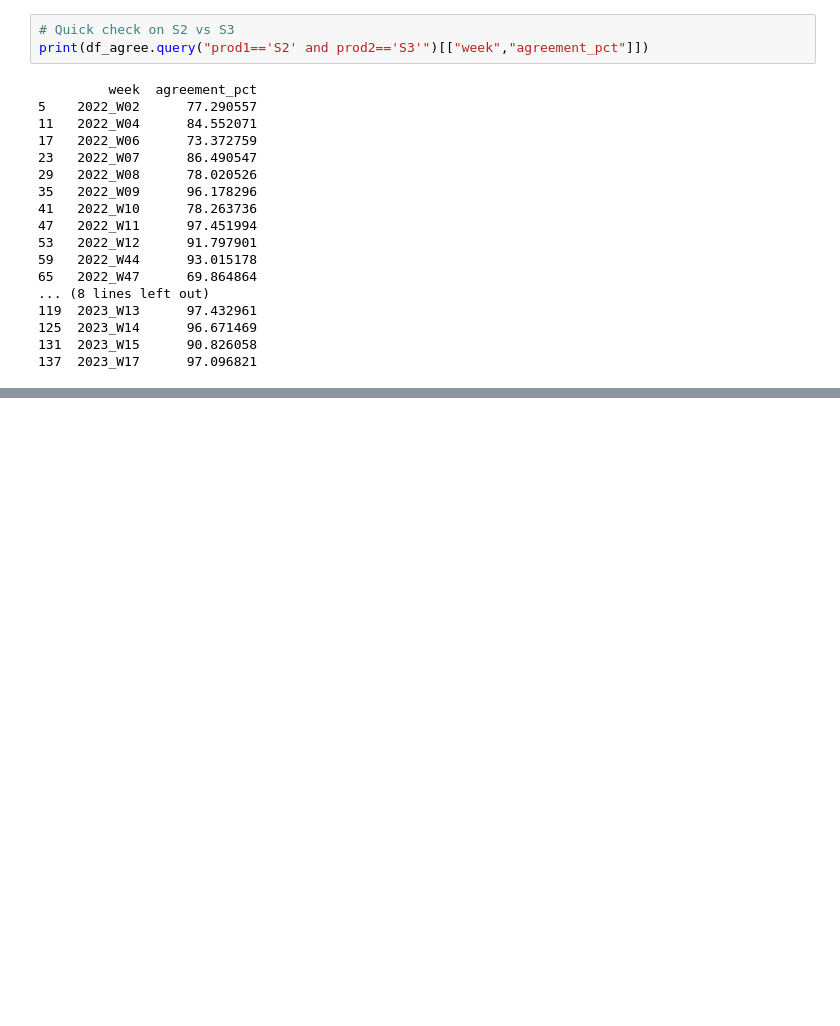
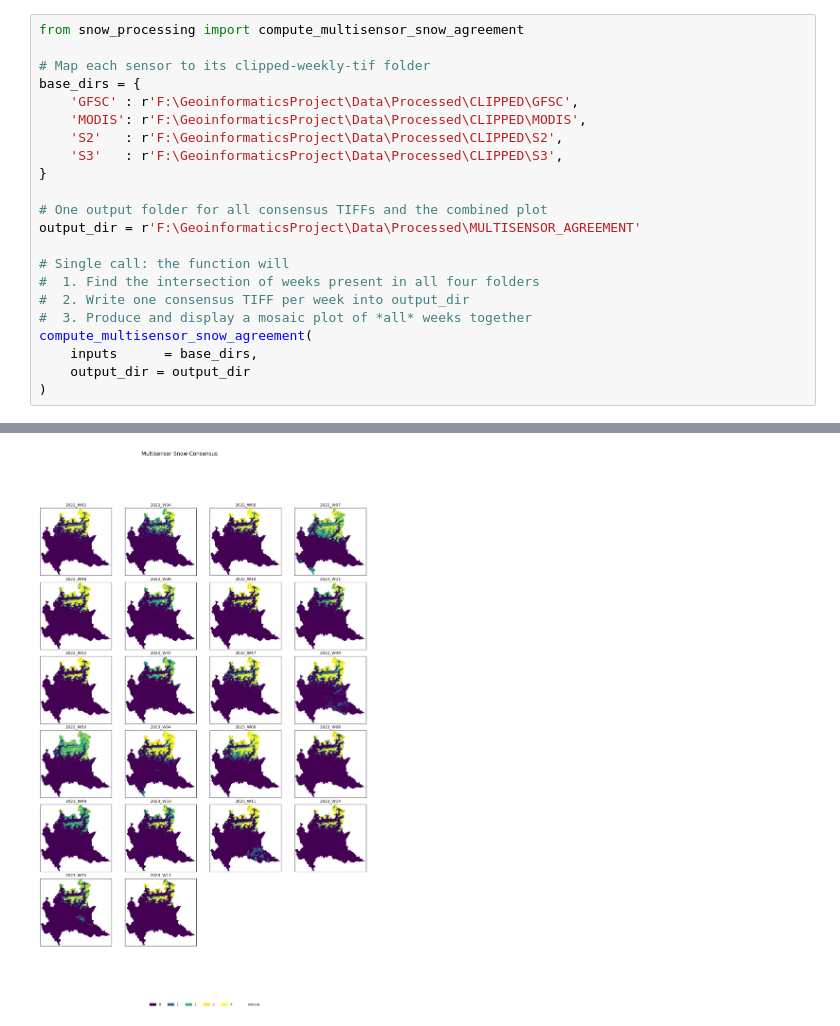
Before and after one commit to Hadikheiri/Snow-Cover-Mapping, a Jupyter notebook: Snow/EDA.ipynb, the cells around one changed output, grey strips where cells are left out. Saved outputs shown, nothing was run; the diff lists cells and outputs as text; blank space fills up the shorter version.

```diff
--- a/Snow/EDA.ipynb
+++ b/Snow/EDA.ipynb
@@ -272,21 +123,23 @@ Index(['week', 'prod1', 'prod2', 'agreement_pct', 'total_pixels',
-# %%
-# Quick check on S2 vs S3
-print(df_agree.query("prod1=='S2' and prod2=='S3'")[["week","agreement_pct"]])
-# %% [output]
-         week  agreement_pct
-5    2022_W02      77.290557
-11   2022_W04      84.552071
-17   2022_W06      73.372759
-23   2022_W07      86.490547
-29   2022_W08      78.020526
-35   2022_W09      96.178296
-41   2022_W10      78.263736
-47   2022_W11      97.451994
-53   2022_W12      91.797901
-59   2022_W44      93.015178
-65   2022_W47      69.864864
-... (8 lines left out)
-119  2023_W13      97.432961
-125  2023_W14      96.671469
-131  2023_W15      90.826058
-137  2023_W17      97.096821
+# %%
+from snow_processing import compute_multisensor_snow_agreement
+
+# Map each sensor to its clipped‐weekly‐tif folder
+base_dirs = {
+    'GFSC' : r'F:\GeoinformaticsProject\Data\Processed\CLIPPED\GFSC',
+    'MODIS': r'F:\GeoinformaticsProject\Data\Processed\CLIPPED\MODIS',
+    'S2'   : r'F:\GeoinformaticsProject\Data\Processed\CLIPPED\S2',
+    'S3'   : r'F:\GeoinformaticsProject\Data\Processed\CLIPPED\S3',
+}
+
+# One output folder for all consensus TIFFs and the combined plot
+output_dir = r'F:\GeoinformaticsProject\Data\Processed\MULTISENSOR_AGREEMENT'
+
+# Single call: the function will
+#  1. Find the intersection of weeks present in all four folders
+#  2. Write one consensus TIFF per week into output_dir
+#  3. Produce and display a mosaic plot of *all* weeks together
+compute_multisensor_snow_agreement(
+    inputs      = base_dirs,
+    output_dir = output_dir
+)
+# %% [output]
@@ -293,2 +163,3 @@ print(df_agree.query("prod1=='S2' and prod2=='S3'")[["week","agreement_pct"]])
+[figure, added]
 # %%
 import os
```
Also changed, not shown: parts of 13 cells of this notebook, 3 other files.
